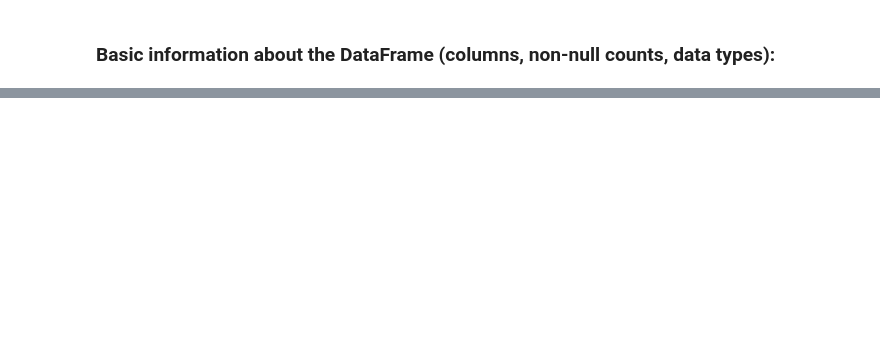
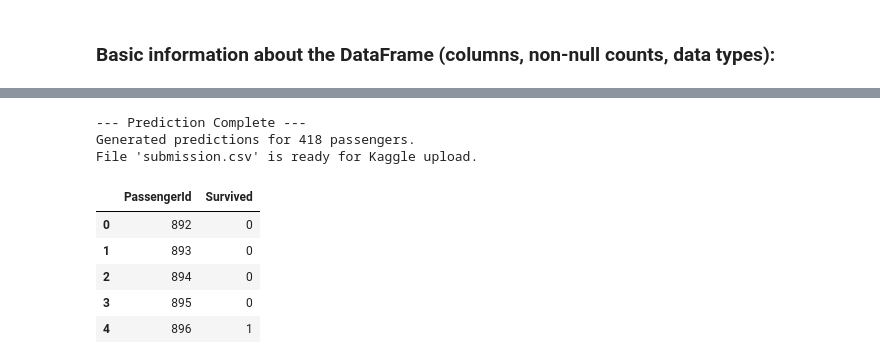
Before and after one commit to Uwater1/kaggle, a Jupyter notebook: titanic.ipynb, the cells around one changed output, grey strips where cells are left out. Saved outputs shown, nothing was run; the diff lists cells and outputs as text; code cells hidden in the pictures; blank space fills up the shorter version.

Commit message:
Process

```diff
--- a/titanic.ipynb
+++ b/titanic.ipynb
@@ -100,0 +260,42 @@ For example, when doing 'df[col].method(value, inplace=True)', try using 'df.met
+# %%
+# 1. Load and Process Test Data
+test_df = pd.read_csv('test.csv')
+passenger_ids = test_df['PassengerId']
+
+# Apply same preprocessing
+X_test = preprocess_titanic(test_df)
+
+# 2. Feature Alignment
+# Test data might miss some categories found in Train (e.g., a specific Deck or Title)
+# We add missing columns as zeros and remove any unexpected columns
+for col in model_columns:
+    if col not in X_test.columns:
+        X_test[col] = 0
+
+# Reorder columns to match the model training order exactly
+X_test = X_test[model_columns]
+
+# 3. Predict and Save
+test_predictions = model.predict(X_test)
+
+submission = pd.DataFrame({
+    "PassengerId": passenger_ids,
+    "Survived": test_predictions
+})
+
+submission.to_csv('submission.csv', index=False)
+
+print("--- Prediction Complete ---")
+print(f"Generated predictions for {len(submission)} passengers.")
+print("File 'submission.csv' is ready for Kaggle upload.")
+display(submission.head())
+# %% [output]
+--- Prediction Complete ---
+Generated predictions for 418 passengers.
+File 'submission.csv' is ready for Kaggle upload.
+|  | PassengerId | Survived |
+| 0 | 892 | 0 |
+| 1 | 893 | 0 |
+| 2 | 894 | 0 |
+| 3 | 895 | 0 |
+| 4 | 896 | 1 |
```
Also changed, not shown: parts of 10 cells of this notebook, 1 other file.
